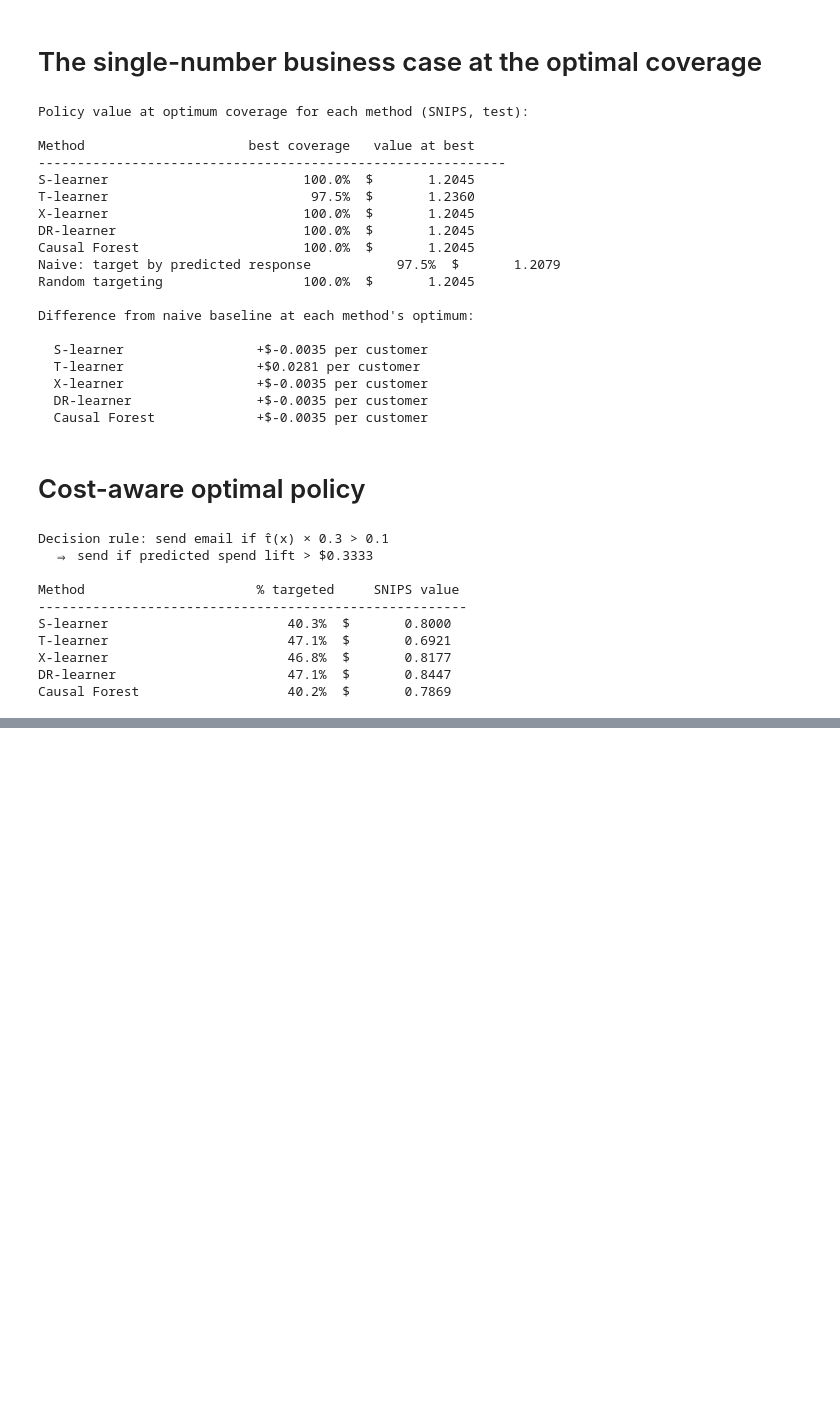
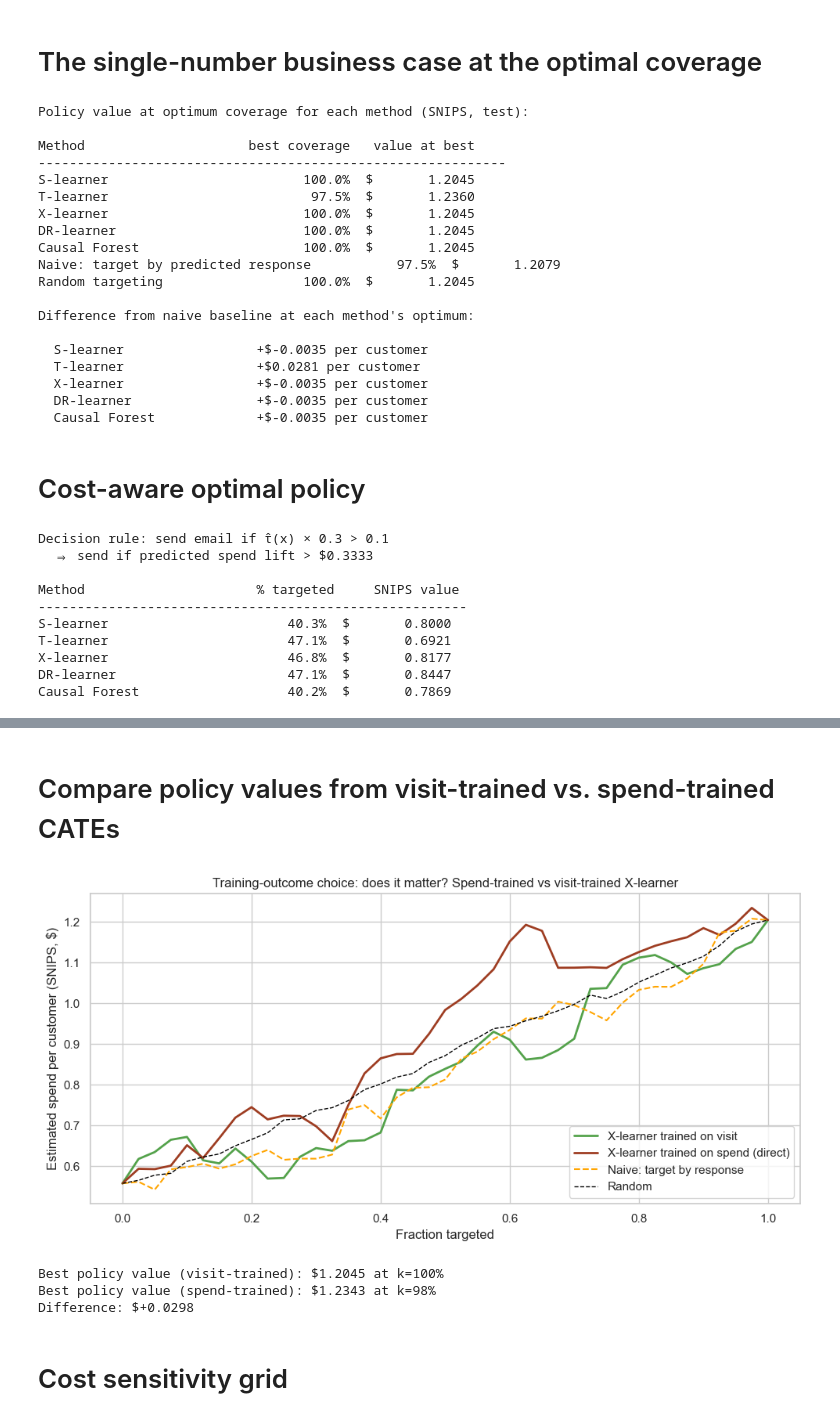
Before and after one commit to rahuldas98rd-png/uplift-promotions, a Jupyter notebook: notebooks/03_evaluation.ipynb, the cells around one changed output, grey strips where cells are left out. Saved outputs shown, nothing was run; the diff lists cells and outputs as text; code cells hidden in the pictures; blank space fills up the shorter version.

```diff
--- a/notebooks/03_evaluation.ipynb
+++ b/notebooks/03_evaluation.ipynb
@@ -471,0 +514,76 @@ Causal Forest                   40.2%  $       0.7869
+# %% [markdown]
+# Compare policy values from visit-trained vs. spend-trained CATEs
+# %%
+def value_at_topk(score, T, Y, prop, fractions):
+    values = []
+    for k in fractions:
+        if k == 0:
+            policy = np.zeros(len(score), dtype=int)
+        elif k == 1:
+            policy = np.ones(len(score), dtype=int)
+        else:
+            policy = topk_policy(score, k)
+        values.append(snips_value(policy, T, Y, prop))
+    return np.array(values)
+
+
+# Visit-trained X-learner — already saved in cate_test
+visit_xlearner_curve = value_at_topk(
+    cate_test["xlearner"].values, T_test, Y_test_spend, prop_test, fractions_grid
+)
+
+# Spend-trained X-learner — just produced above
+spend_xlearner_curve = value_at_topk(
+    cate_x_spend_test, T_test, Y_test_spend, prop_test, fractions_grid
+)
+
+fig, ax = plt.subplots(figsize=(10, 5))
+ax.plot(
+    fractions_grid,
+    visit_xlearner_curve,
+    color="#54a24b",
+    linewidth=2,
+    label="X-learner trained on visit",
+)
+ax.plot(
+    fractions_grid,
+    spend_xlearner_curve,
+    color="#9e3d22",
+    linewidth=2,
+    label="X-learner trained on spend (direct)",
+)
+ax.plot(
+    fractions_grid,
+    curves["naive_response"],
+    color="orange",
+    linestyle="--",
+    linewidth=1.5,
+    label="Naive: target by response",
+)
+ax.plot(
+    fractions_grid, curves["random"], color="black", linestyle="--", linewidth=1, label="Random"
+)
+ax.set_xlabel("Fraction targeted")
+ax.set_ylabel("Estimated spend per customer (SNIPS, $)")
+ax.set_title("Training-outcome choice: does it matter? Spend-trained vs visit-trained X-learner")
+ax.legend(loc="lower right")
+fig.tight_layout()
+fig.savefig(FIG_DIR / "15_visit_vs_spend_training.png")
+plt.show()
+
+# Quantitative comparison
+best_visit = visit_xlearner_curve.max()
+best_visit_k = fractions_grid[np.argmax(visit_xlearner_curve)]
+best_spend = spend_xlearner_curve.max()
+best_spend_k = fractions_grid[np.argmax(spend_xlearner_curve)]
+
+print(f"Best policy value (visit-trained): ${best_visit:.4f} at k={best_visit_k:.0%}")
+print(f"Best policy value (spend-trained): ${best_spend:.4f} at k={best_spend_k:.0%}")
+print(f"Difference: ${best_spend - best_visit:+.4f}")
+# %% [output]
+[figure, added]
+Best policy value (visit-trained): $1.2045 at k=100%
+Best policy value (spend-trained): $1.2343 at k=98%
+Difference: $+0.0298
+# %% [markdown]
+# Cost sensitivity grid
```
Also changed, not shown: parts of 19 cells of this notebook, 3 other files.
